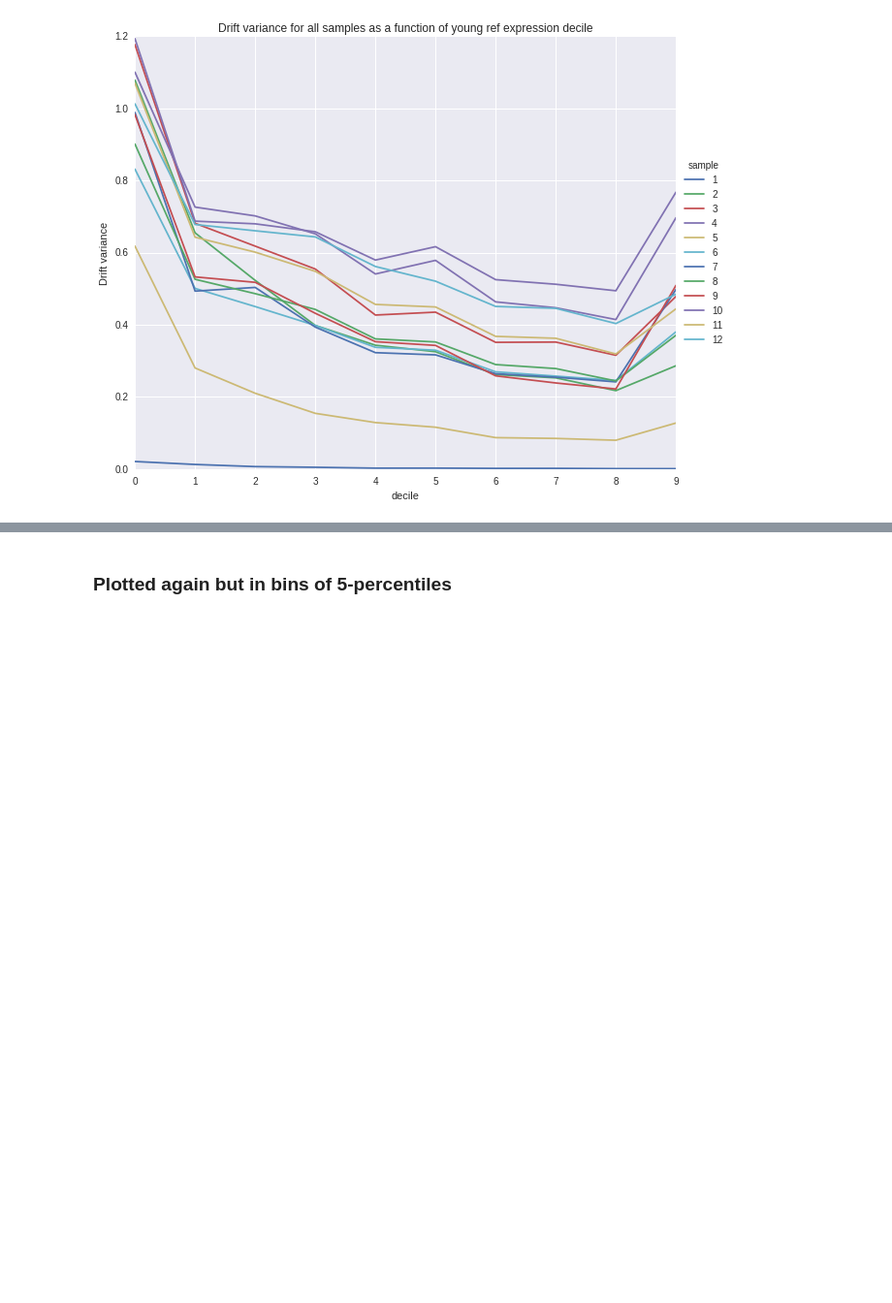
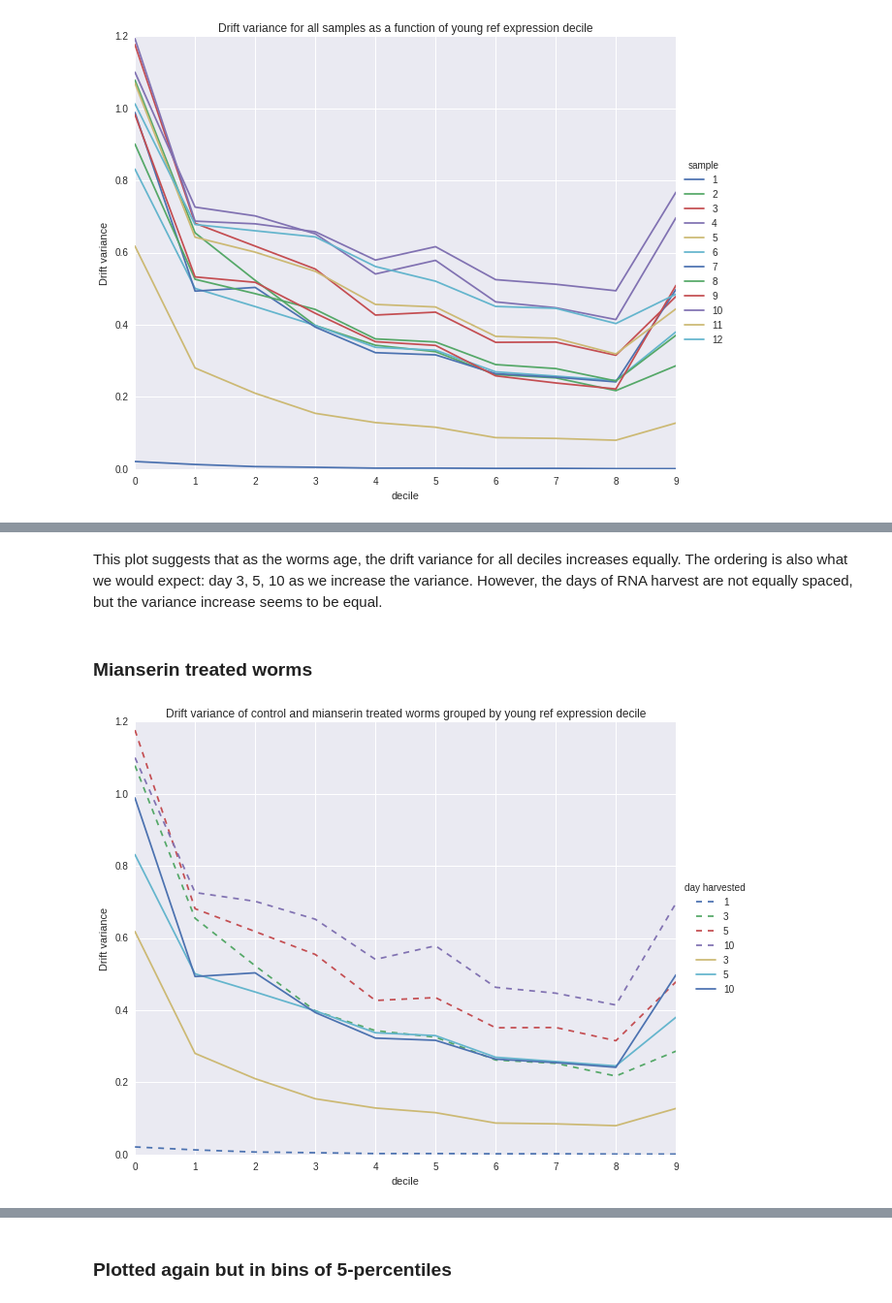
Before and after one commit to veleritas/ageing, a Jupyter notebook: analysis/PMID26623667/filtered_transcriptome.ipynb, the cells around one changed output, grey strips where cells are left out. Shown at 97% size. Drawn from its saved outputs; the diff is of its cells as text; code cells hidden in the pictures; blank space fills up the shorter version.

```diff
--- a/analysis/PMID26623667/filtered_transcriptome.ipynb
+++ b/analysis/PMID26623667/filtered_transcriptome.ipynb
@@ -192,0 +213,34 @@ ax.set_ylabel("Drift variance");
+# %% [markdown]
+This plot suggests that as the worms age, the drift variance for all deciles increases equally. The ordering is also what we would expect: day 3, 5, 10 as we increase the variance. However, the days of RNA harvest are not equally spaced, but the variance increase seems to be equal.
+# %% [markdown]
+### Mianserin treated worms
+# %%
+res = pd.DataFrame(
+    [
+        (day, decile, df["trans_drift"].var())
+        for (day, decile), df in (sub.query("drug == 'water'")
+                                  .groupby(["day_harvested", "decile"]))
+    ],
+    columns = ["day", "decile", "drift_var"]
+).pivot("decile", "day", "drift_var")
+
+ax = res.plot(kind = "line", linestyle = "--", figsize = (10, 8))
+
+
+res = pd.DataFrame(
+    [
+        (day, decile, df["trans_drift"].var())
+        for (day, decile), df in (sub.query("drug == 'mianserin' & sample <= 7")
+                                  .groupby(["day_harvested", "decile"]))
+    ],
+    columns = ["day", "decile", "drift_var"]
+).pivot("decile", "day", "drift_var")
+
+ax = res.plot(kind = "line", linestyle = '-', ax = ax, figsize = (10, 8))
+
+ax.set_title("Drift variance of control and mianserin treated worms grouped by young ref expression decile")
+
+ax.legend(title = "day harvested", loc = "center left", bbox_to_anchor = (1, 0.5))
+ax.set_ylabel("Drift variance");
+# %% [output]
+[figure, added]
```
Also changed, not shown: parts of 6 cells of this notebook.
